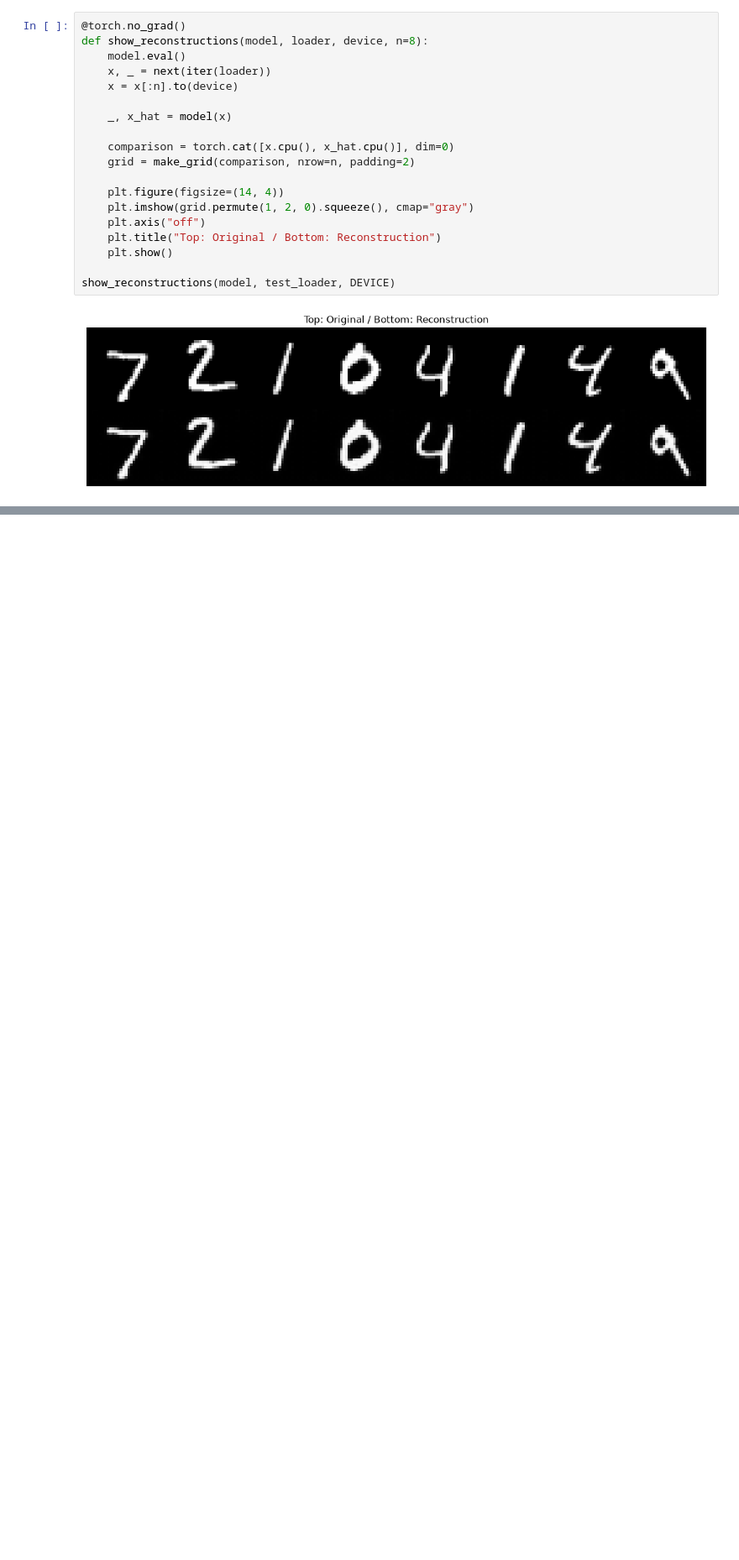
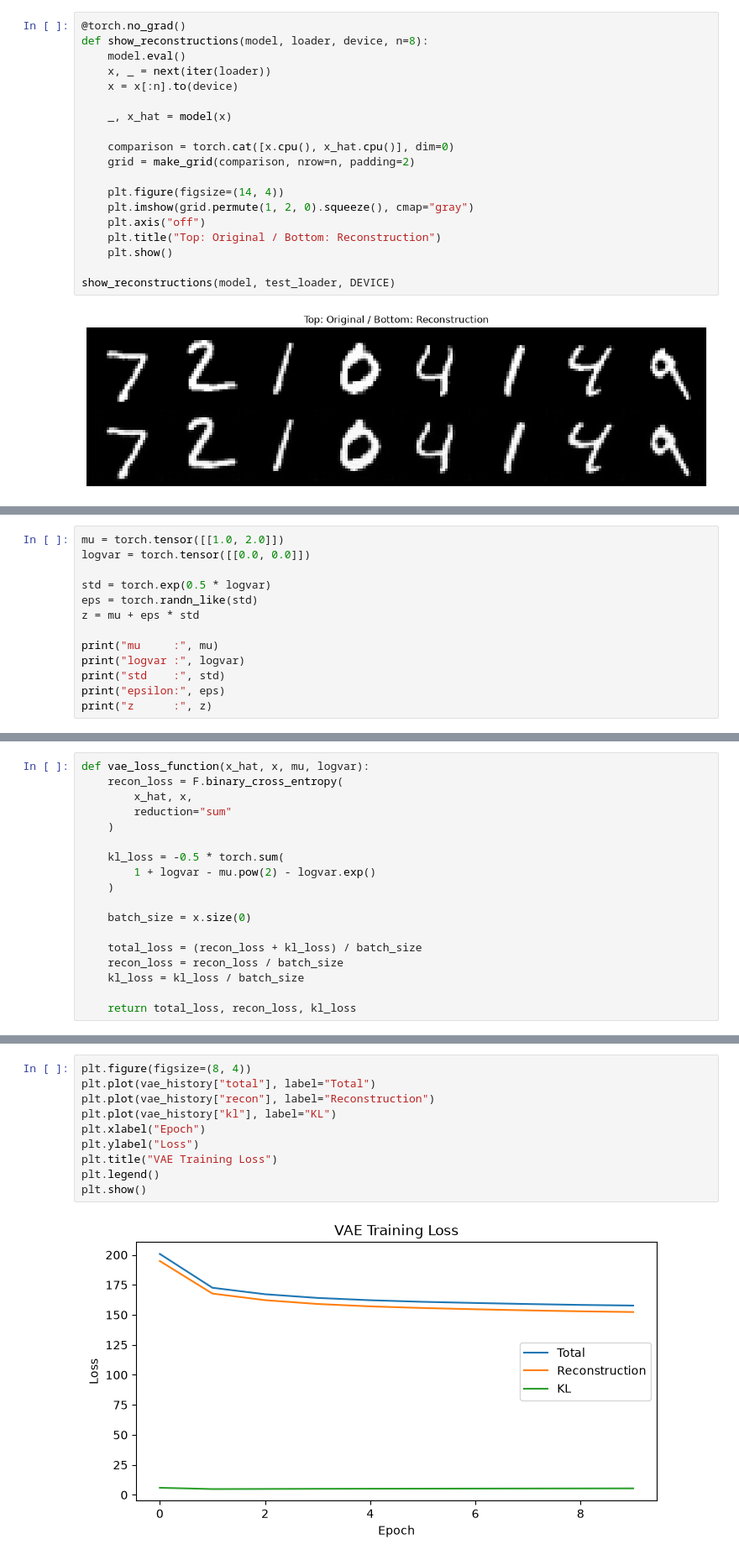
Before and after one commit to Shim-HyoungJoon/KDT, a Jupyter notebook: 12_NLP/5_Autoencoder.ipynb, the cells around one changed output, grey strips where cells are left out. Shown at 84% size. Cells and saved outputs as stored; diff of their text form; blank space fills up the shorter version.

```diff
--- a/12_NLP/5_Autoencoder.ipynb
+++ b/12_NLP/5_Autoencoder.ipynb
@@ -209,0 +394,13 @@ show_reconstructions(model, test_loader, DEVICE)
+# %%
+mu = torch.tensor([[1.0, 2.0]])
+logvar = torch.tensor([[0.0, 0.0]])
+
+std = torch.exp(0.5 * logvar)
+eps = torch.randn_like(std)
+z = mu + eps * std
+
+print("mu     :", mu)
+print("logvar :", logvar)
+print("std    :", std)
+print("epsilon:", eps)
+print("z      :", z)
@@ -209,0 +538,18 @@ show_reconstructions(model, test_loader, DEVICE)
+# %%
+def vae_loss_function(x_hat, x, mu, logvar):
+    recon_loss = F.binary_cross_entropy(
+        x_hat, x,
+        reduction="sum"
+    )
+
+    kl_loss = -0.5 * torch.sum(
+        1 + logvar - mu.pow(2) - logvar.exp()
+    )
+
+    batch_size = x.size(0)
+
+    total_loss = (recon_loss + kl_loss) / batch_size
+    recon_loss = recon_loss / batch_size
+    kl_loss = kl_loss / batch_size
+
+    return total_loss, recon_loss, kl_loss
@@ -209,0 +635,12 @@ show_reconstructions(model, test_loader, DEVICE)
+# %%
+plt.figure(figsize=(8, 4))
+plt.plot(vae_history["total"], label="Total")
+plt.plot(vae_history["recon"], label="Reconstruction")
+plt.plot(vae_history["kl"], label="KL")
+plt.xlabel("Epoch")
+plt.ylabel("Loss")
+plt.title("VAE Training Loss")
+plt.legend()
+plt.show()
+# %% [output]
+[figure, added]
```
Also changed, not shown: parts of 27 cells of this notebook, 2 other files.
